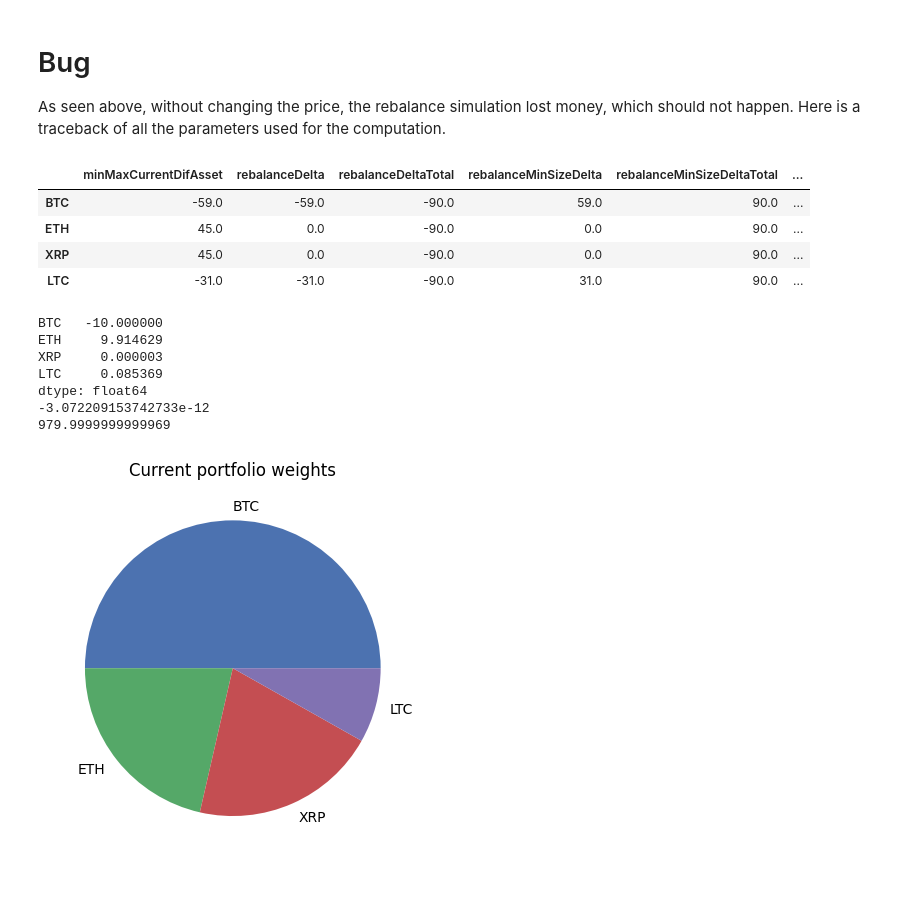
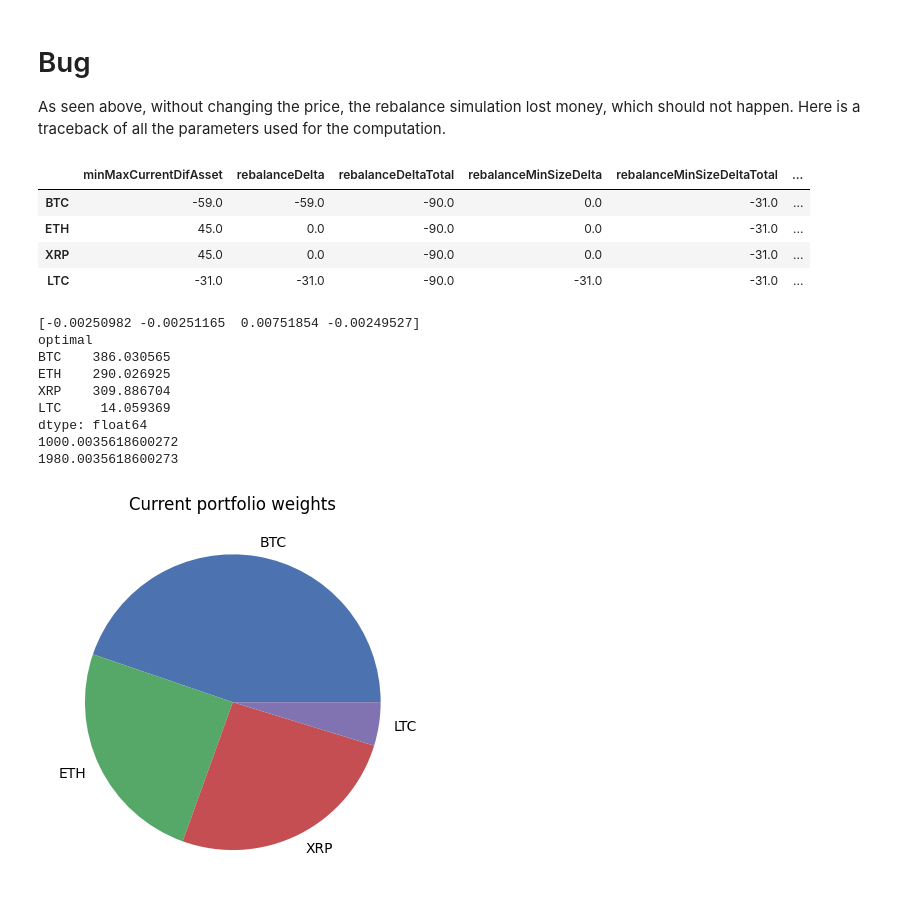
Before and after one commit to arguiot/portfolio, a Jupyter notebook: trade_generator.ipynb, the cells around one changed output. Cells and saved outputs as stored; diff of their text form; code cells hidden in the pictures.

```diff
--- a/trade_generator.ipynb
+++ b/trade_generator.ipynb
@@ -82,23 +82,23 @@ As seen above, without changing the price, the rebalance simulation lost money,
 # Traceback
 df = pd.DataFrame()
 
-df['minMaxCurrentDifAsset'] = minMaxCurrentDifAsset(amountAsset=np.array(portfolio), priceAsset=np.array(prices), weightAssets=np.array(weight_assets), TBDAmount=tbd)
-df['rebalanceDelta'] = rebalanceDeltaAsset(amountAsset=np.array(portfolio), priceAsset=np.array(prices), weightAssets=np.array(weight_assets), TBDAmount=tbd)
-df['rebalanceDeltaTotal'] = rebalanceDeltaTotalAsset(amountAsset=np.array(portfolio), priceAsset=np.array(prices), weightAssets=np.array(weight_assets), TBDAmount=tbd)
-df['rebalanceMinSizeDelta'] = rebalanceMinSizeDeltaAsset(amountAsset=np.array(portfolio), priceAsset=np.array(prices), orderSizeAssets=np.array(order_size_assets), weightAssets=np.array(weight_assets), TBDAmount=tbd)
-df['rebalanceMinSizeDeltaTotal'] = rebalanceMinSizeDeltaTotalAsset(amountAsset=np.array(portfolio), priceAsset=np.array(prices), orderSizeAssets=np.array(order_size_assets), weightAssets=np.array(weight_assets), TBDAmount=tbd)
-df['buyINDAsset'] = buyINDAsset(amountAsset=np.array(portfolio), priceAsset=np.array(prices), orderSizeAssets=np.array(order_size_assets), weightAssets=np.array(weight_assets), TBDAmount=tbd)
-df['totalBuyOrder'] = totalbuyOrderAsset(amountAsset=np.array(portfolio), priceAsset=np.array(prices), orderSizeAssets=np.array(order_size_assets), weightAssets=np.array(weight_assets), TBDAmount=tbd)
-df['totalSellOrder'] = totalsellOrderAsset(amountAsset=np.array(portfolio), priceAsset=np.array(prices), orderSizeAssets=np.array(order_size_assets), weightAssets=np.array(weight_assets), TBDAmount=tbd)
-df['maxToMinRank'] = maxToMinRankAsset(amountAsset=np.array(portfolio), priceAsset=np.array(prices), weightAssets=np.array(weight_assets), TBDAmount=tbd)
-df['minToMaxRank'] = minToMaxRankAsset(amountAsset=np.array(portfolio), priceAsset=np.array(prices), weightAssets=np.array(weight_assets), TBDAmount=tbd)
-df['assetCapRank'] = assetCapRankAsset(amountAsset=np.array(portfolio), priceAsset=np.array(prices), orderSizeAssets=np.array(order_size_assets), weightAssets=np.array(weight_assets), TBDAmount=tbd)
-df['assetRawCapFilled'] = rawCapFilledAsset(amountAsset=np.array(portfolio), priceAsset=np.array(prices), orderSizeAssets=np.array(order_size_assets), weightAssets=np.array(weight_assets), TBDAmount=tbd)
-df['assetCapToFill'] = capToFillAsset(amountAsset=np.array(portfolio), priceAsset=np.array(prices), orderSizeAssets=np.array(order_size_assets), weightAssets=np.array(weight_assets), TBDAmount=tbd)
-df['minOrder'] = minOrderAsset(amountAsset=np.array(portfolio), priceAsset=np.array(prices), orderSizeAssets=np.array(order_size_assets), weightAssets=np.array(weight_assets), TBDAmount=tbd)
-df['additionalOrder'] = additionalOrdersAsset(amountAsset=np.array(portfolio), priceAsset=np.array(prices), orderSizeAssets=np.array(order_size_assets), weightAssets=np.array(weight_assets), TBDAmount=tbd)
-df['totalOrders'] = totalOrders(amountAsset=np.array(portfolio), priceAsset=np.array(prices), orderSizeAssets=np.array(order_size_assets), weightAssets=np.array(weight_assets), TBDAmount=tbd)
-df['orderSizes'] = orderSize(amountAsset=np.array(portfolio), priceAsset=np.array(prices), orderSizeAssets=np.array(order_size_assets), weightAssets=np.array(weight_assets), TBDAmount=tbd)
+df['minMaxCurrentDifAsset'] = minMaxCurrentDifAsset(np.array(portfolio), np.array(prices), np.array(weight_assets), tbd)
+df['rebalanceDelta'] = rebalanceDeltaAsset(np.array(portfolio), np.array(prices), np.array(weight_assets), tbd)
+df['rebalanceDeltaTotal'] = rebalanceDeltaTotalAsset(np.array(portfolio), np.array(prices), np.array(weight_assets), tbd)
+df['rebalanceMinSizeDelta'] = rebalanceMinSizeDeltaAsset(np.array(portfolio), np.array(prices), np.array(order_size_assets), np.array(weight_assets), tbd)
+df['rebalanceMinSizeDeltaTotal'] = rebalanceMinSizeDeltaTotalAsset(np.array(portfolio), np.array(prices), np.array(order_size_assets), np.array(weight_assets), tbd)
+df['buyINDAsset'] = buyINDAsset(np.array(portfolio), np.array(prices), np.array(order_size_assets), np.array(weight_assets), tbd)
+df['totalBuyOrder'] = totalbuyOrderAsset(np.array(portfolio), np.array(prices), np.array(order_size_assets), np.array(weight_assets), tbd)
+df['totalSellOrder'] = totalsellOrderAsset(np.array(portfolio), np.array(prices), np.array(order_size_assets), np.array(weight_assets), tbd)
+df['maxToMinRank'] = maxToMinRankAsset(np.array(portfolio), np.array(prices), np.array(weight_assets), tbd)
+df['minToMaxRank'] = minToMaxRankAsset(np.array(portfolio), np.array(prices), np.array(weight_assets), tbd)
+df['assetCapRank'] = assetCapRankAsset(np.array(portfolio), np.array(prices), np.array(order_size_assets), np.array(weight_assets), tbd)
+df['assetRawCapFilled'] = rawCapFilledAsset(np.array(portfolio), np.array(prices), np.array(order_size_assets), np.array(weight_assets), tbd)
+df['assetCapToFill'] = capToFillAsset(np.array(portfolio), np.array(prices), np.array(order_size_assets), np.array(weight_assets), tbd)
+df['minOrder'] = minOrderAsset(np.array(portfolio), np.array(prices), np.array(order_size_assets), np.array(weight_assets), tbd)
+df['additionalOrder'] = additionalOrdersAsset(np.array(portfolio), np.array(prices), np.array(order_size_assets), np.array(weight_assets), tbd)
+df['totalOrders'] = totalOrders(np.array(portfolio), np.array(prices), np.array(order_size_assets), np.array(weight_assets), tbd)
+df['orderSizes'] = orderSize(np.array(portfolio), np.array(prices), np.array(order_size_assets), np.array(weight_assets), tbd)
 
 
 df.index = portfolio.index
@@ -106,38 +106,40 @@ df.index = portfolio.index
 df
 # %% [output]
 |  | minMaxCurrentDifAsset | rebalanceDelta | rebalanceDeltaTotal | rebalanceMinSizeDelta | rebalanceMinSizeDeltaTotal | ... |
-| BTC | -59.0 | -59.0 | -90.0 | 59.0 | 90.0 | ... |
-| ETH | 45.0 | 0.0 | -90.0 | 0.0 | 90.0 | ... |
-| XRP | 45.0 | 0.0 | -90.0 | 0.0 | 90.0 | ... |
-| LTC | -31.0 | -31.0 | -90.0 | 31.0 | 90.0 | ... |
+| BTC | -59.0 | -59.0 | -90.0 | 0.0 | -31.0 | ... |
+| ETH | 45.0 | 0.0 | -90.0 | 0.0 | -31.0 | ... |
+| XRP | 45.0 | 0.0 | -90.0 | 0.0 | -31.0 | ... |
+| LTC | -31.0 | -31.0 | -90.0 | -31.0 | -31.0 | ... |
 # %%
 from portfolio_optimization.portfolio.rebalancing import *
 
 opt = optimize_trades(
     holdings=portfolio,
     new_target_weights=new_target_weights,
     prices=prices,
     min_W=0.01,
     max_W=0.5,
-    external_movement=0,
+    external_movement=1000,
 )
 
 print(opt * prices)
 print((opt * prices).sum())
 
 # Execute the trades
 
 portfolio = portfolio + opt
 
 value = portfolio * prices
 value.plot(kind='pie', title='Current portfolio weights')
 print(value.sum())
 # %% [output]
-BTC   -10.000000
-ETH     9.914629
-XRP     0.000003
-LTC     0.085369
+[-0.00250982 -0.00251165  0.00751854 -0.00249527]
+optimal
+BTC    386.030565
+ETH    290.026925
+XRP    309.886704
+LTC     14.059369
 dtype: float64
--3.072209153742733e-12
-979.9999999999969
+1000.0035618600272
+1980.0035618600273
-[figure, old version]
+[figure, new version]
```
Also changed, not shown: parts of 2 cells of this notebook, 13 other files.
